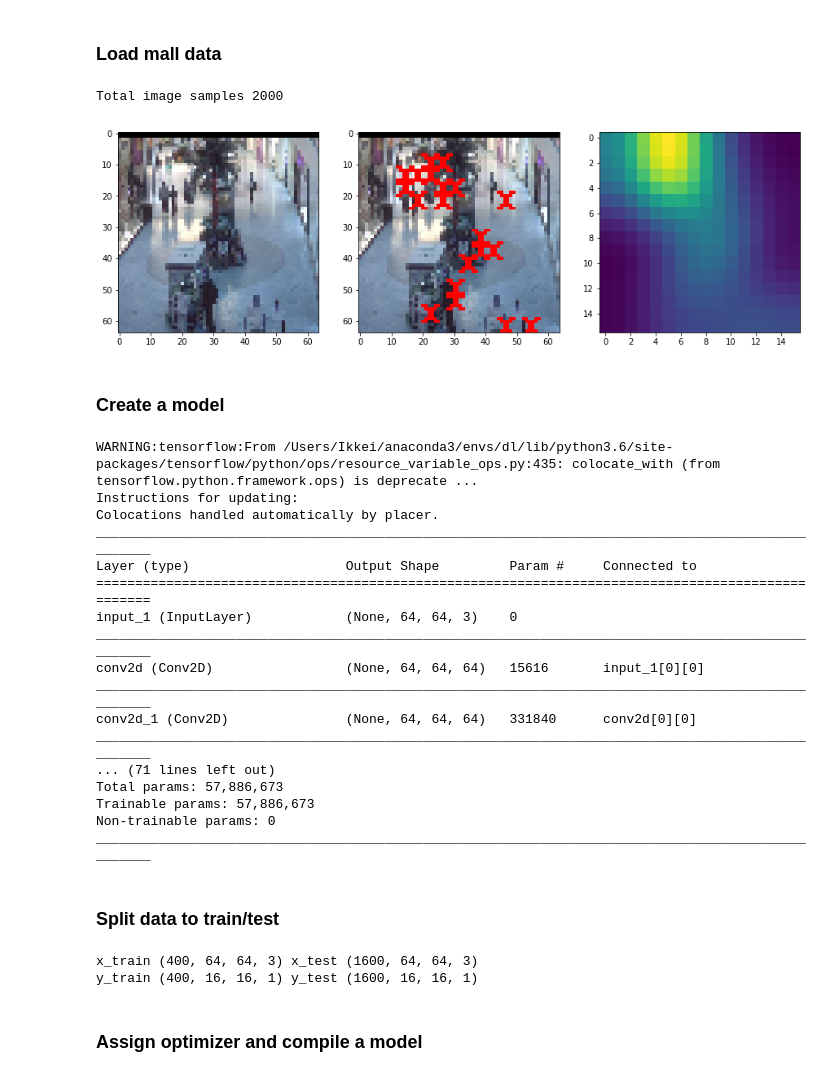
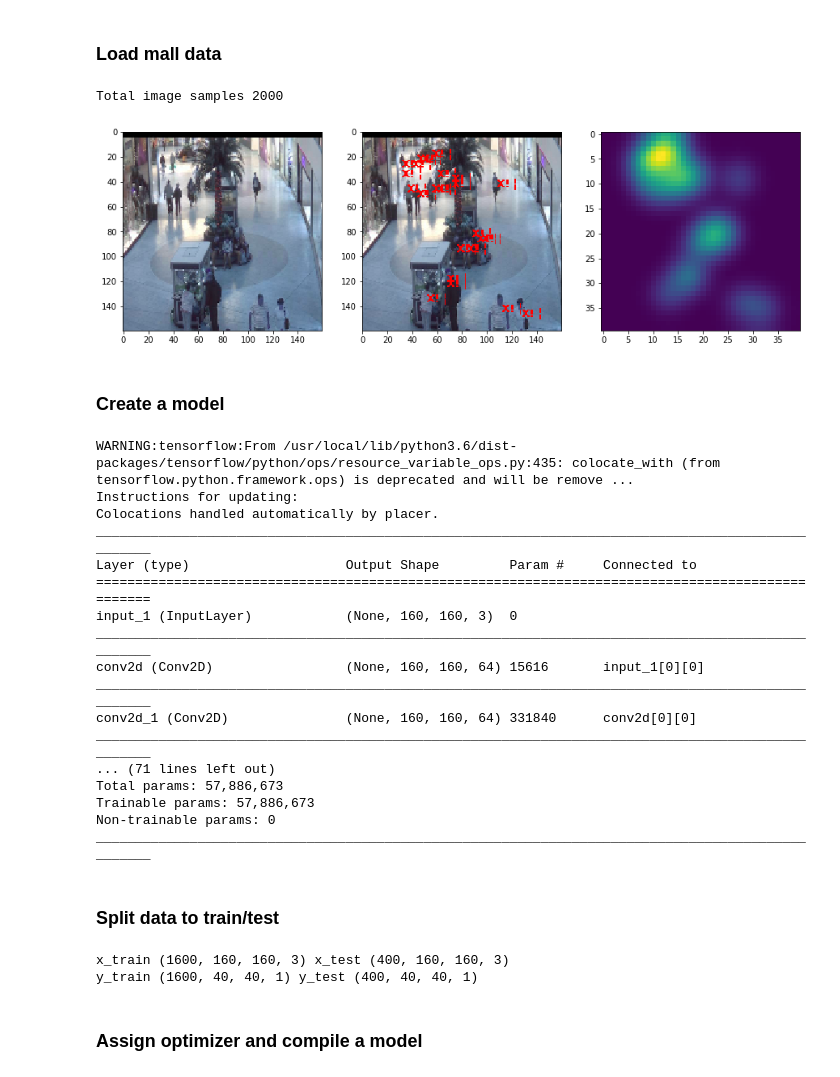
Before and after one commit to philkim72/DeepShack, a Jupyter notebook: train/train.ipynb, the cells around one changed output. Drawn from its saved outputs; the diff is of its cells as text; code cells hidden in the pictures.

```diff
--- a/train/train.ipynb
+++ b/train/train.ipynb
@@ -25,15 +27,15 @@ from image_handlers import ImageLoader
 # 1. Train a model with mall data
 # %% [markdown]
 ### Load mall data
+# %%
+new_shape = 160
 # %%
-new_shape = 64
-
 mall = ImageLoader(new_shape=new_shape, image_dir='data/mall')
 mall.load_train_data()
 mall.plot_image(filename='seq_000499.jpg')
 print('Total image samples', mall.count)
 # %% [output]
 Total image samples 2000
-[figure, old version]
+[figure, new version]
 # %% [markdown]
 ### Create a model
@@ -40,18 +44,17 @@ Total image samples 2000
 # %%
-input_shape = (new_shape, new_shape, 3)
 model = MultiScaleCNN(input_shape=input_shape, name='mall')
 # %% [output]
-WARNING:tensorflow:From /Users/Ikkei/anaconda3/envs/dl/lib/python3.6/site-packages/tensorflow/python/ops/resource_variable_ops.py:435: colocate_with (from tensorflow.python.framework.ops) is deprecate ...
+WARNING:tensorflow:From /usr/local/lib/python3.6/dist-packages/tensorflow/python/ops/resource_variable_ops.py:435: colocate_with (from tensorflow.python.framework.ops) is deprecated and will be remove ...
 Instructions for updating:
 Colocations handled automatically by placer.
 __________________________________________________________________________________________________
 Layer (type)                    Output Shape         Param #     Connected to
 ==================================================================================================
-input_1 (InputLayer)            (None, 64, 64, 3)    0
+input_1 (InputLayer)            (None, 160, 160, 3)  0
 __________________________________________________________________________________________________
-conv2d (Conv2D)                 (None, 64, 64, 64)   15616       input_1[0][0]
+conv2d (Conv2D)                 (None, 160, 160, 64) 15616       input_1[0][0]
 __________________________________________________________________________________________________
-conv2d_1 (Conv2D)               (None, 64, 64, 64)   331840      conv2d[0][0]
+conv2d_1 (Conv2D)               (None, 160, 160, 64) 331840      conv2d[0][0]
 __________________________________________________________________________________________________
 ... (71 lines left out)
 Total params: 57,886,673
@@ -63,12 +68,10 @@ ________________________________________________________________________________
 # %%
-train_size = 0.2
-
 x_train, x_test, y_train, y_test = train_test_split(mall.org_img, mall.gaussian_img, train_size=train_size)
 print('x_train', x_train.shape, 'x_test', x_test.shape)
 print('y_train', y_train.shape, 'y_test', y_test.shape)
 # %% [output]
-x_train (400, 64, 64, 3) x_test (1600, 64, 64, 3)
-y_train (400, 16, 16, 1) y_test (1600, 16, 16, 1)
+x_train (1600, 160, 160, 3) x_test (400, 160, 160, 3)
+y_train (1600, 40, 40, 1) y_test (400, 40, 40, 1)
 # %% [markdown]
 ### Assign optimizer and compile a model
 # %%
```
Also changed, not shown: parts of 18 cells of this notebook, 1 other file.
